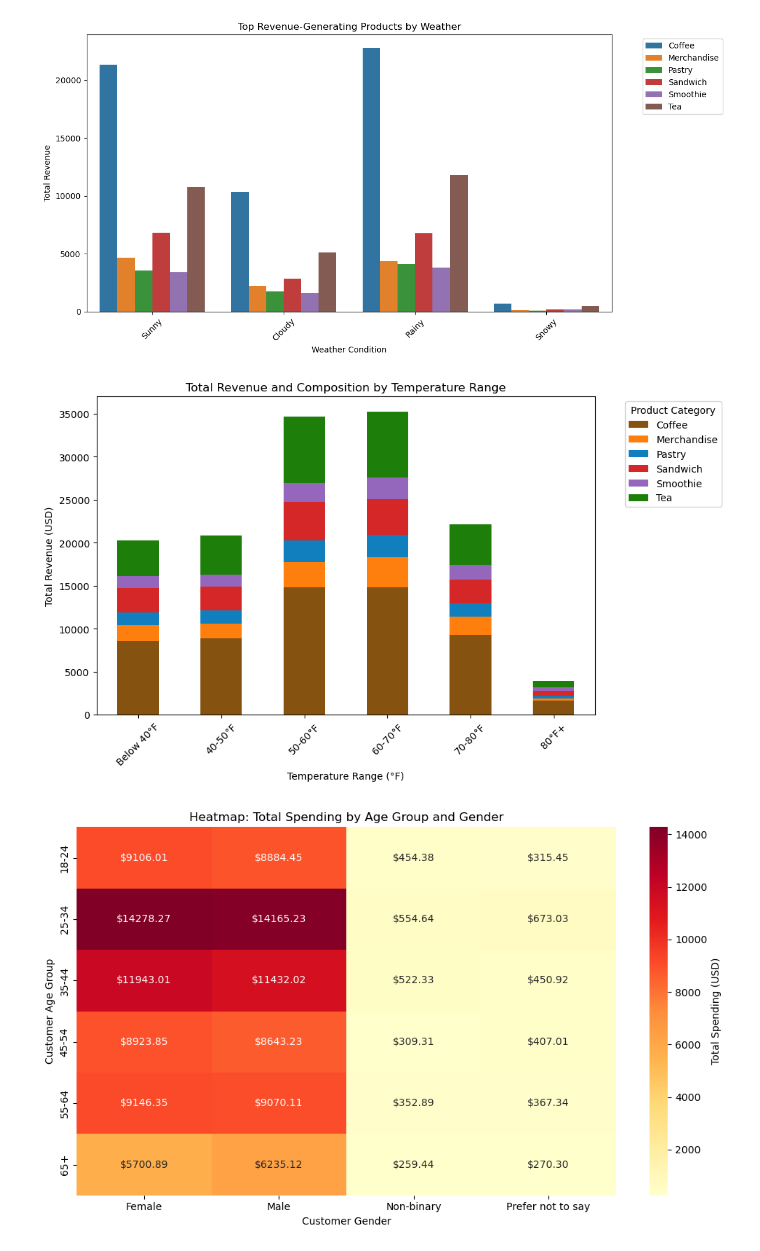
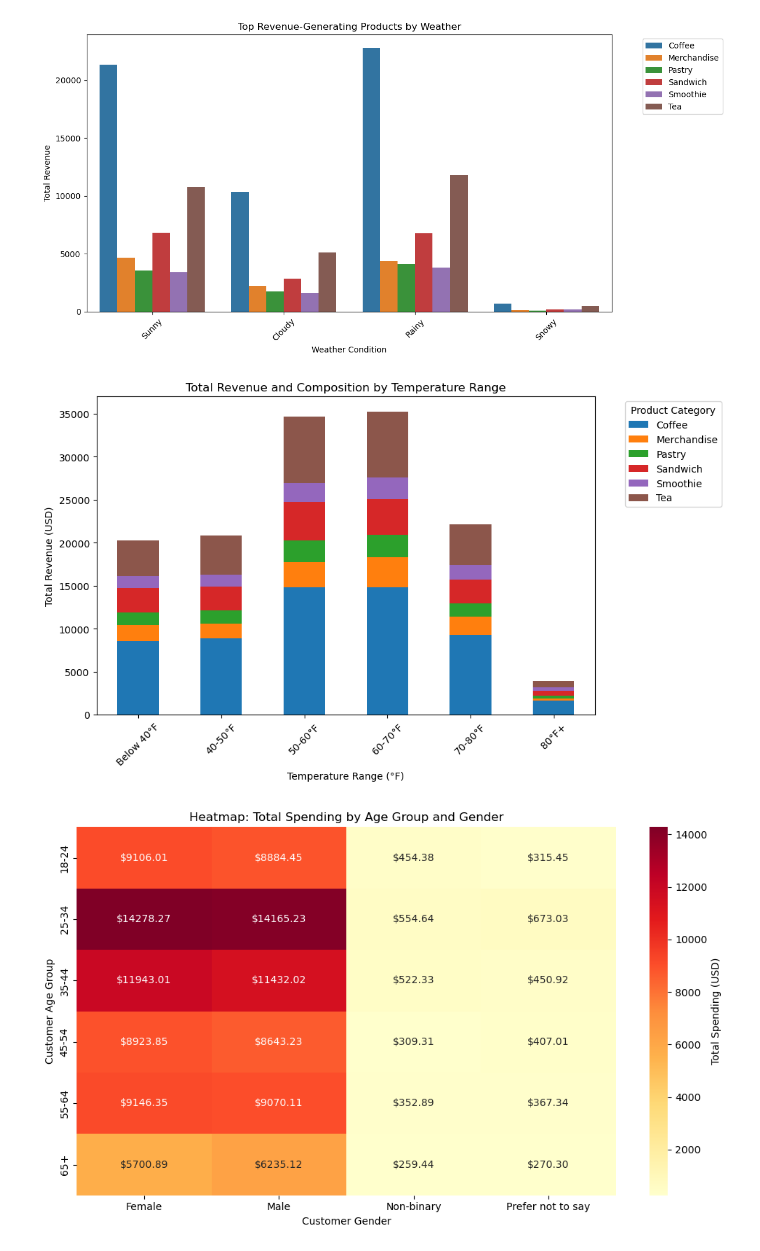
Before and after one commit to nikhilgarg614/ISDA140CoffeeSalesProject, a Jupyter notebook: FinalProjectISDA140_Gabriel-Nikill.ipynb, the cells around one changed output. Saved outputs shown, nothing was run; the diff lists cells and outputs as text; code cells hidden in the pictures.

Commit message:
Updated Notebook Scatterplot

```diff
--- a/FinalProjectISDA140_Gabriel-Nikill.ipynb
+++ b/FinalProjectISDA140_Gabriel-Nikill.ipynb
@@ -250,35 +250,35 @@ df_filtered['temp_range'] = pd.cut(
 
 # Order data with pandas before graphing cause otherwise it is a pain
 temp_category_revenue = (
     df_filtered
     .groupby(['temp_range', 'product_category'], observed=True, as_index=False)['total_amount']
     .sum()
 )
 
 # Create a pivot table for easier plotting
 pivot_df = temp_category_revenue.pivot(
     index='temp_range',
     columns='product_category',
     values='total_amount'
 ).fillna(0)
 
 #plot the pivot table
 pivot_df.plot(
     kind='bar',
     stacked=True,
     figsize=(10, 6),
-    color=["#855210", "#ff7f0e", "#117fbe", "#d62728", "#9467bd", "#1d7e0a"]
+    color=sns.color_palette() #to match the colors of the above graph, keep it consistent
 )
 
 plt.title("Total Revenue and Composition by Temperature Range")
 plt.xlabel("Temperature Range (°F)")
 plt.ylabel("Total Revenue (USD)")
 plt.xticks(rotation=45)
 plt.legend(title="Product Category", bbox_to_anchor=(1.05, 1), loc='upper left')
 plt.tight_layout()
 plt.show()
 # %% [output]
-[figure, old version]
+[figure, new version]
 # %%
 # Heatmap: Total Spending by Age Group and Gender
 
```
Also changed, not shown: parts of 2 cells of this notebook.
